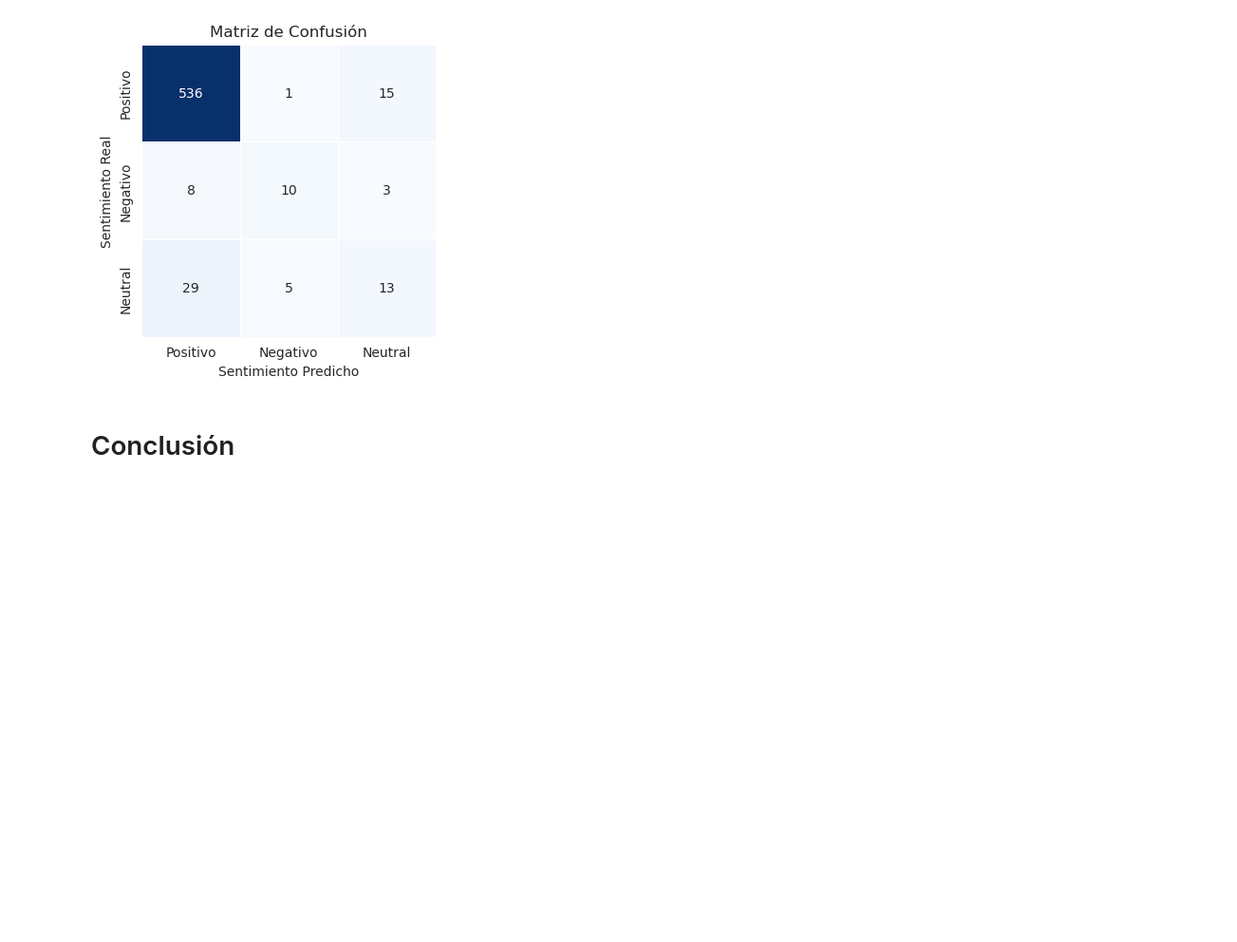
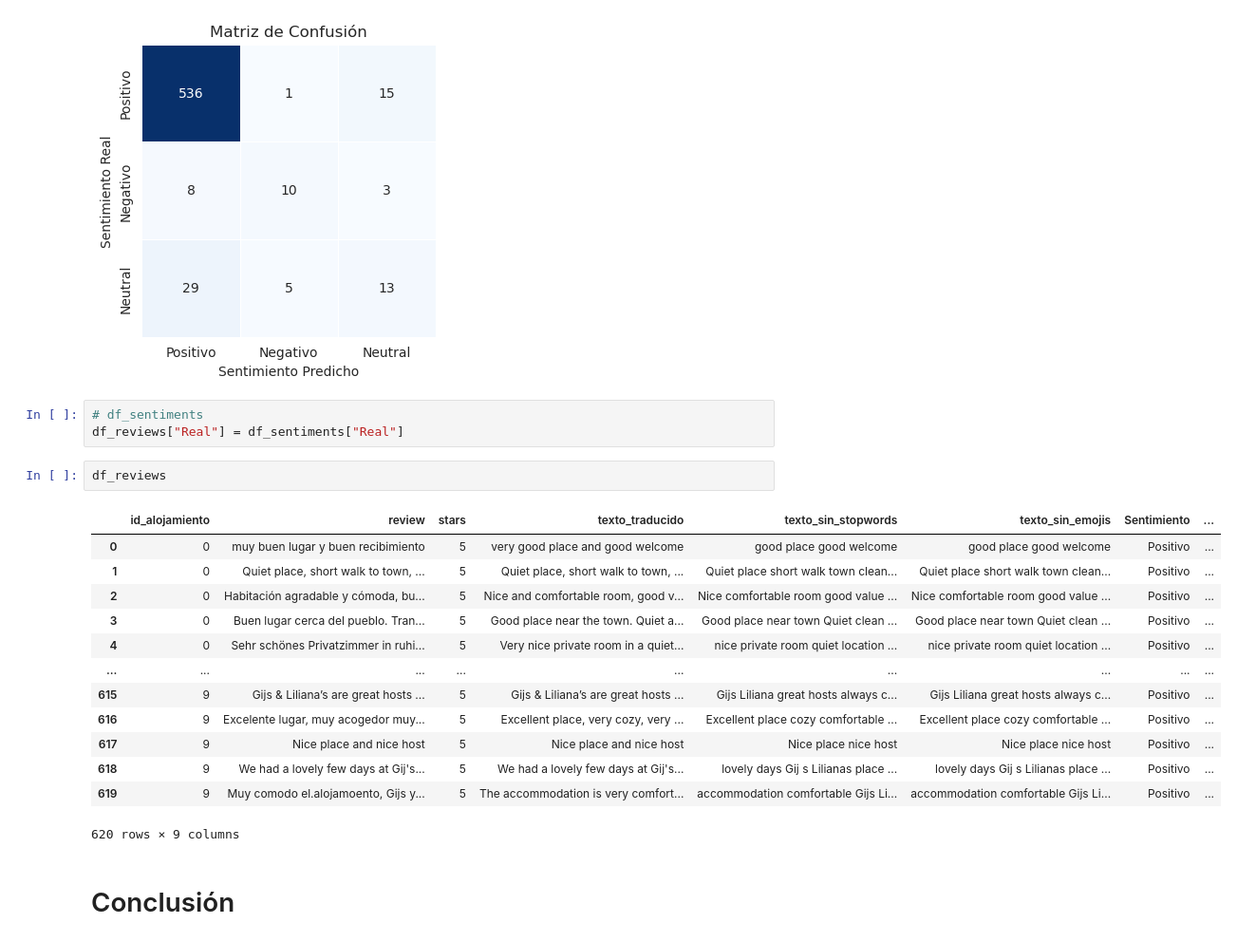
Before and after one commit to carlos-calderon-cabezas/airbnb-sentiment-analysis, a Jupyter notebook: airbnb_sentiment_analysis.ipynb, the cells around one changed output. Shown at 95% size. Saved outputs shown, nothing was run; the diff lists cells and outputs as text; blank space fills up the shorter version.

```diff
--- a/airbnb_sentiment_analysis.ipynb
+++ b/airbnb_sentiment_analysis.ipynb
@@ -531,6 +530,25 @@ plt.savefig("output/conf_matrix.png")
 plt.show()
 # %% [output]
 [figure]
+# %%
+# df_sentiments
+df_reviews["Real"] = df_sentiments["Real"]
+# %%
+df_reviews
+# %% [output]
+|  | id_alojamiento | review | stars | texto_traducido | texto_sin_stopwords | texto_sin_emojis | Sentimiento | ... |
+| 0 | 0 | muy buen lugar y buen recibimiento | 5 | very good place and good welcome | good place good welcome | good place good welcome | Positivo | ... |
+| 1 | 0 | Quiet place, short walk to town, ... | 5 | Quiet place, short walk to town, ... | Quiet place short walk town clean... | Quiet place short walk town clean... | Positivo | ... |
+| 2 | 0 | Habitación agradable y cómoda, bu... | 5 | Nice and comfortable room, good v... | Nice comfortable room good value ... | Nice comfortable room good value ... | Positivo | ... |
+| 3 | 0 | Buen lugar cerca del pueblo. Tran... | 5 | Good place near the town. Quiet a... | Good place near town Quiet clean ... | Good place near town Quiet clean ... | Positivo | ... |
+| 4 | 0 | Sehr schönes Privatzimmer in ruhi... | 5 | Very nice private room in a quiet... | nice private room quiet location ... | nice private room quiet location ... | Positivo | ... |
+| ... | ... | ... | ... | ... | ... | ... | ... | ... |
+| 615 | 9 | Gijs & Liliana’s are great hosts ... | 5 | Gijs & Liliana’s are great hosts ... | Gijs Liliana great hosts always c... | Gijs Liliana great hosts always c... | Positivo | ... |
+| 616 | 9 | Excelente lugar, muy acogedor muy... | 5 | Excellent place, very cozy, very ... | Excellent place cozy comfortable ... | Excellent place cozy comfortable ... | Positivo | ... |
+| 617 | 9 | Nice place and nice host | 5 | Nice place and nice host | Nice place nice host | Nice place nice host | Positivo | ... |
+| 618 | 9 | We had a lovely few days at Gij's... | 5 | We had a lovely few days at Gij's... | lovely days Gij s Lilianas place ... | lovely days Gij s Lilianas place ... | Positivo | ... |
+| 619 | 9 | Muy comodo el.alojamoento, Gijs y... | 5 | The accommodation is very comfort... | accommodation comfortable Gijs Li... | accommodation comfortable Gijs Li... | Positivo | ... |
+620 rows × 9 columns
 # %% [markdown]
 # Conclusi&oacute;n
 # %% [markdown]
```
Also changed, not shown: parts of 5 cells of this notebook, 1 other file.
